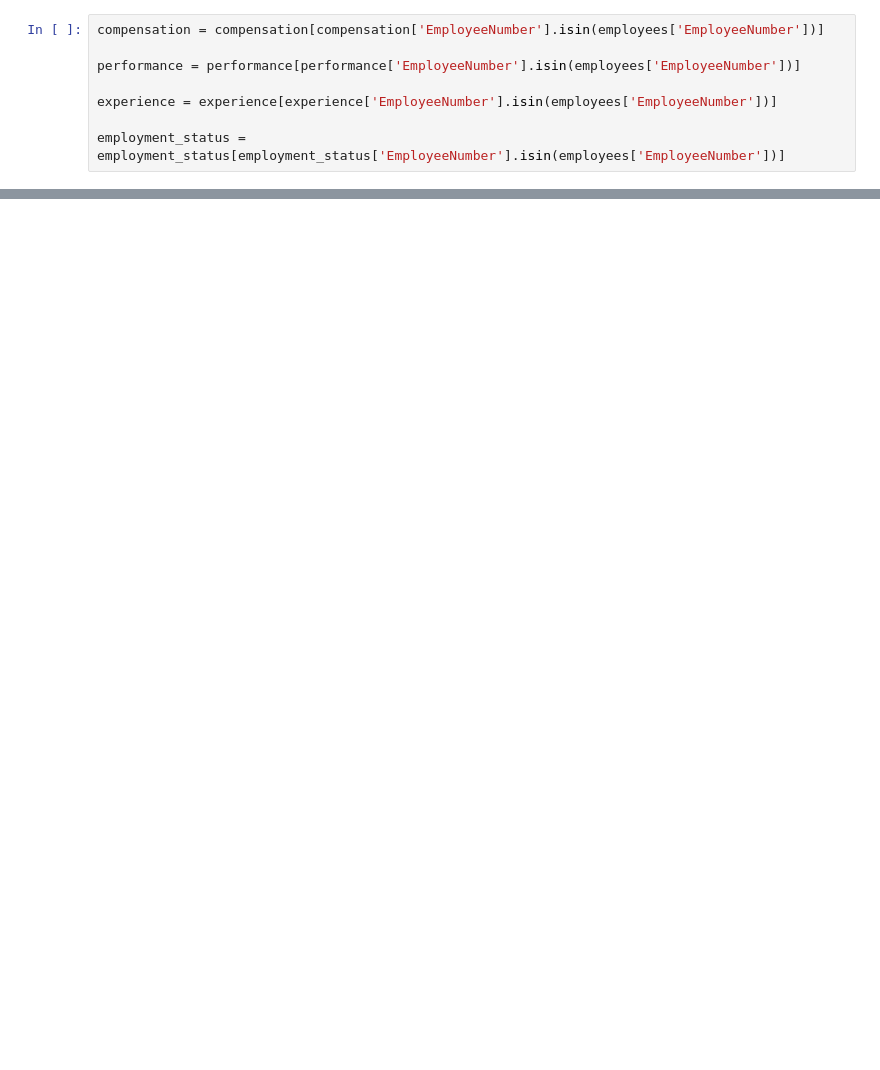
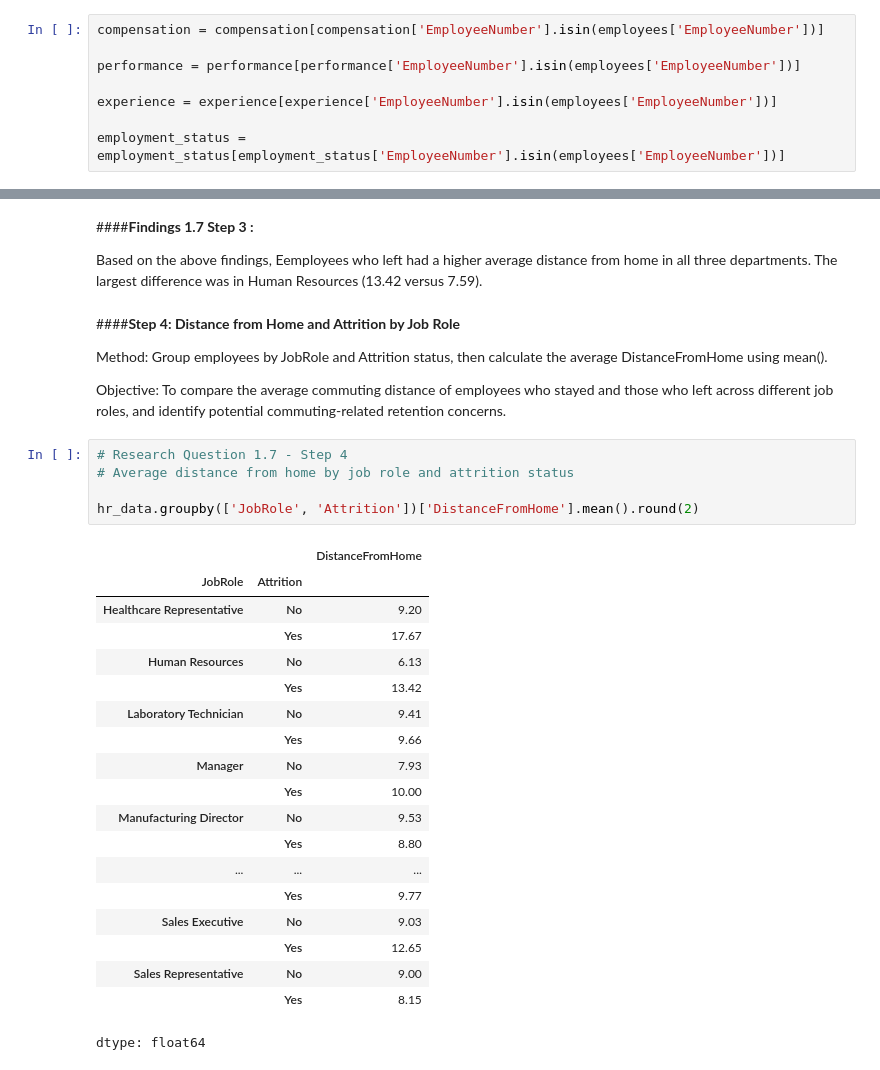
Before and after one commit to Jamieho1602/IBM-HR-Analytics-Overview, a Jupyter notebook: IBM_HR_Analytics.ipynb, the cells around one changed output, grey strips where cells are left out. Cells and saved outputs as stored; diff of their text form; blank space fills up the shorter version.

```diff
--- a/IBM_HR_Analytics.ipynb
+++ b/IBM_HR_Analytics.ipynb
@@ -171,0 +455,36 @@ dtype: int64
+# %% [markdown]
+####**Findings 1.7 Step 3 :**
+
+Based on the above findings, Eemployees who left had a higher average distance from home in all three departments.
+The largest difference was in Human Resources (13.42 versus 7.59).
+# %% [markdown]
+####**Step 4: Distance from Home and Attrition by Job Role**
+
+Method: Group employees by JobRole and Attrition status, then calculate the average DistanceFromHome using mean().
+
+Objective: To compare the average commuting distance of employees who stayed and those who left across different job roles, and identify potential commuting-related retention concerns.
+# %%
+# Research Question 1.7 - Step 4
+# Average distance from home by job role and attrition status
+
+hr_data.groupby(['JobRole', 'Attrition'])['DistanceFromHome'].mean().round(2)
+# %% [output]
+|  |  | DistanceFromHome |
+| JobRole | Attrition |  |
+| Healthcare Representative | No | 9.20 |
+|  | Yes | 17.67 |
+| Human Resources | No | 6.13 |
+|  | Yes | 13.42 |
+| Laboratory Technician | No | 9.41 |
+|  | Yes | 9.66 |
+| Manager | No | 7.93 |
+|  | Yes | 10.00 |
+| Manufacturing Director | No | 9.53 |
+|  | Yes | 8.80 |
+| ... | ... | ... |
+|  | Yes | 9.77 |
+| Sales Executive | No | 9.03 |
+|  | Yes | 12.65 |
+| Sales Representative | No | 9.00 |
+|  | Yes | 8.15 |
+dtype: float64
```
Also changed, not shown: parts of 78 cells of this notebook.
